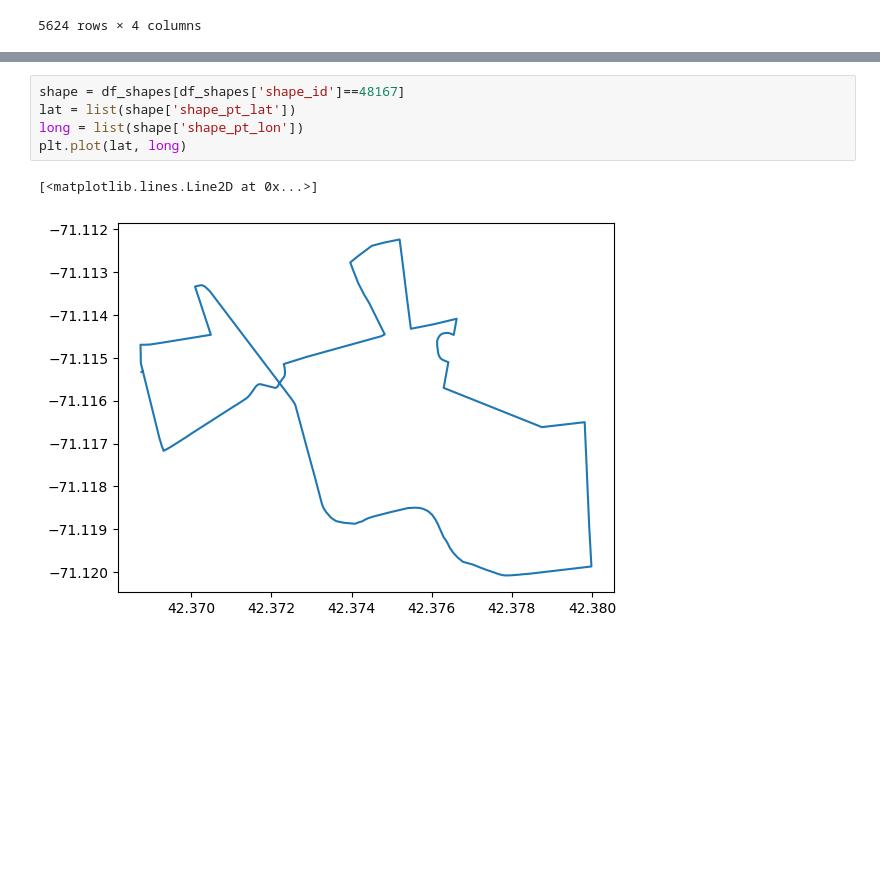
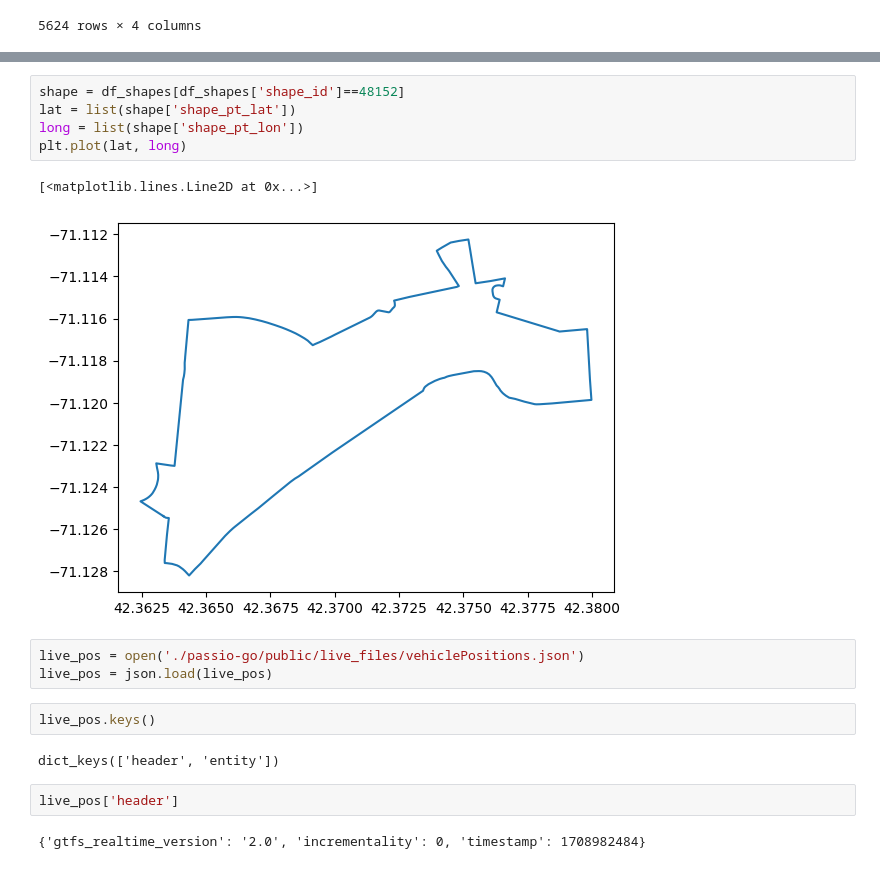
Before and after one commit to iliang1234/CS178-Passio-Go, a Jupyter notebook: test.ipynb, the cells around one changed output, grey strips where cells are left out. Saved outputs shown, nothing was run; the diff lists cells and outputs as text; blank space fills up the shorter version.

```diff
--- a/test.ipynb
+++ b/test.ipynb
@@ -82,8 +69,19 @@ unique_shape_ids
 # %%
-shape = df_shapes[df_shapes['shape_id']==48167]
+shape = df_shapes[df_shapes['shape_id']==48152]
 lat = list(shape['shape_pt_lat'])
 long = list(shape['shape_pt_lon'])
 plt.plot(lat, long)
 # %% [output]
 [<matplotlib.lines.Line2D at 0x...>]
-[figure, old version]
+[figure, new version]
+# %%
+live_pos = open('./passio-go/public/live_files/vehiclePositions.json')
+live_pos = json.load(live_pos)
+# %%
+live_pos.keys()
+# %% [output]
+dict_keys(['header', 'entity'])
+# %%
+live_pos['header']
+# %% [output]
+{'gtfs_realtime_version': '2.0', 'incrementality': 0, 'timestamp': 1708982484}
```
Also changed, not shown: parts of 9 cells of this notebook, 26 other files.
